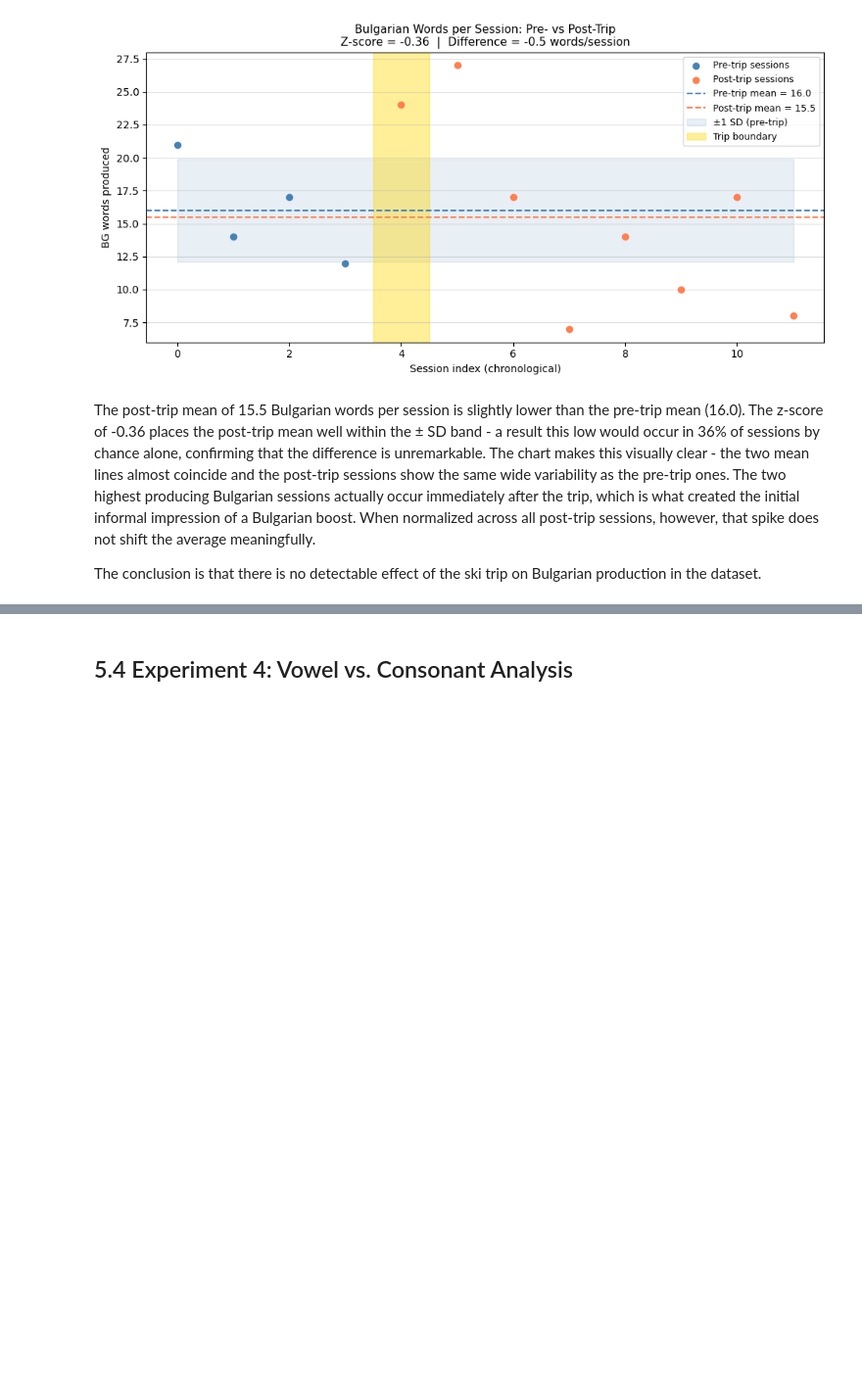
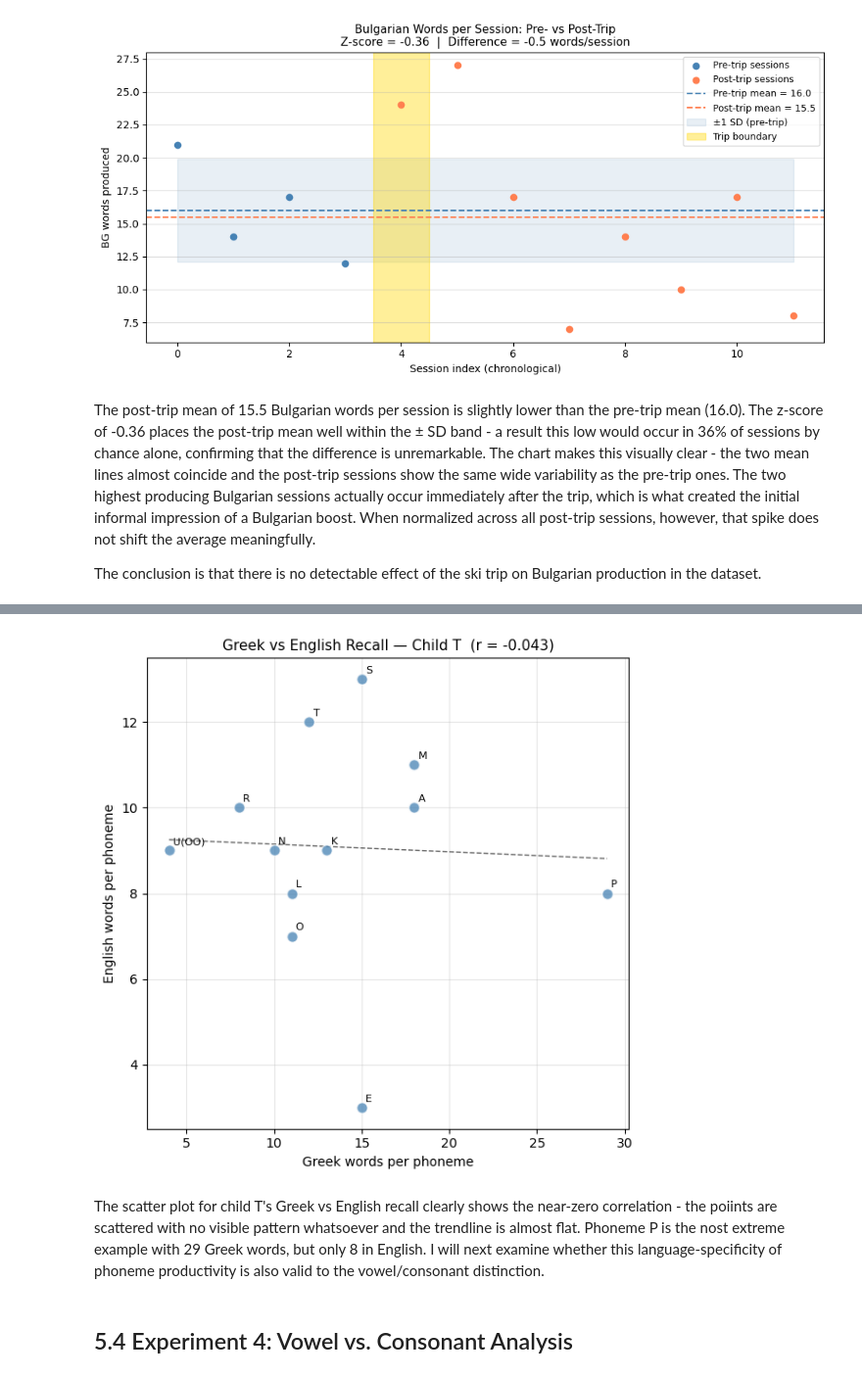
Before and after one commit to Slavena1/SoftUni-Math-for-Devs-Final-Project, a Jupyter notebook: SlavenaProject.ipynb, the cells around one changed output, grey strips where cells are left out. Shown at 98% size. Saved outputs shown, nothing was run; the diff lists cells and outputs as text; code cells hidden in the pictures; blank space fills up the shorter version.

```diff
--- a/SlavenaProject.ipynb
+++ b/SlavenaProject.ipynb
@@ -755,3 +792,30 @@ The conclusion is that there is no detectable effect of the ski trip on Bulgaria
+# %%
+x = pivot_T['GR'].values
+y = pivot_T['EN'].values
+r = np.corrcoef(x, y)[0, 1]
+
+fig, ax = plt.subplots(figsize=(6, 6))
+ax.scatter(x, y, color='steelblue', alpha=0.75, edgecolors='white', s=70, zorder=3)
+
+for i, ph in enumerate(pivot_T.index):
+    ax.annotate(ph, (x[i], y[i]), fontsize=8, ha='left', va='bottom',
+                xytext=(3, 3), textcoords='offset points')
+
+m, b = np.polyfit(x, y, 1)
+x_line = np.linspace(min(x), max(x), 100)
+ax.plot(x_line, m * x_line + b, 'k--', linewidth=1, alpha=0.6)
+
+ax.set_title(f'Greek vs English Recall — Child T  (r = {r:.3f})', fontsize=11)
+ax.set_xlabel('Greek words per phoneme')
+ax.set_ylabel('English words per phoneme')
+ax.grid(True, alpha=0.3)
+plt.tight_layout()
+plt.show()
+# %% [output]
+[figure, added]
+# %% [markdown]
+The scatter plot for child T's Greek vs English recall clearly shows the near-zero correlation - the poiints are scattered with no visible pattern whatsoever and the trendline is almost flat. Phoneme P is the nost extreme example with 29 Greek words, but only 8  in English.
+I will next examine whether this language-specificity of phoneme productivity is also valid to the vowel/consonant distinction.
 # %% [markdown]
 ## 5.4 Experiment 4: Vowel vs. Consonant Analysis
 # %% [markdown]
```
Also changed, not shown: parts of 3 cells of this notebook.
